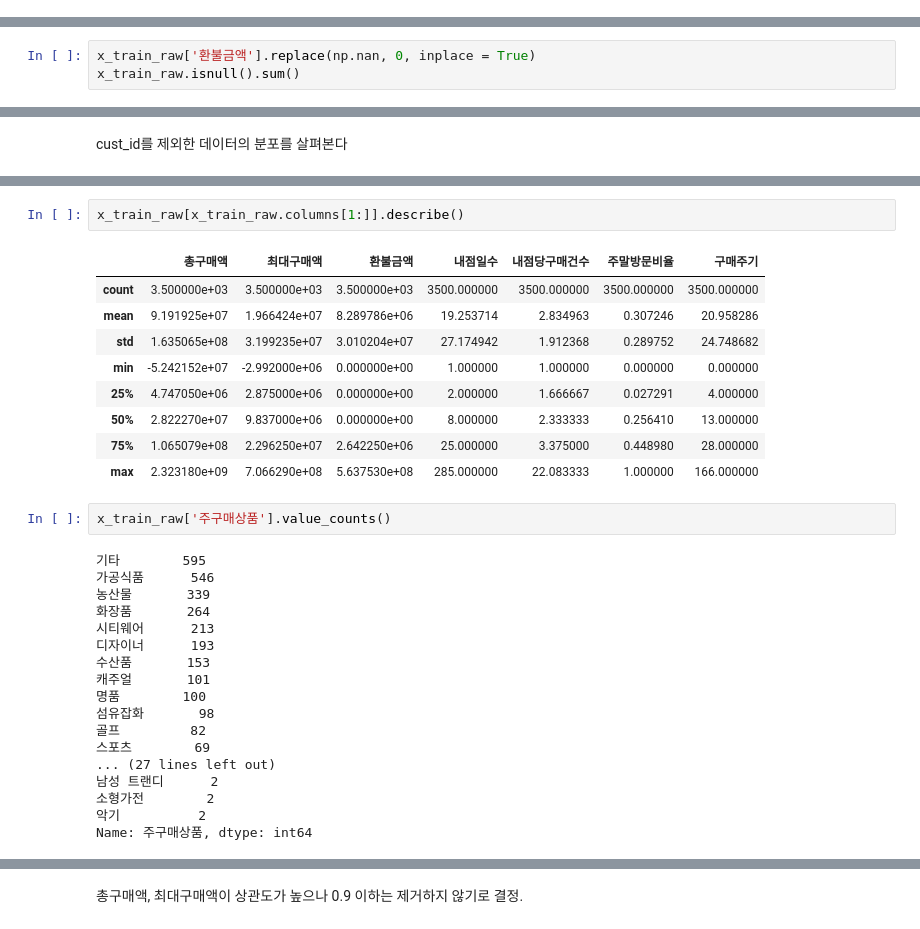
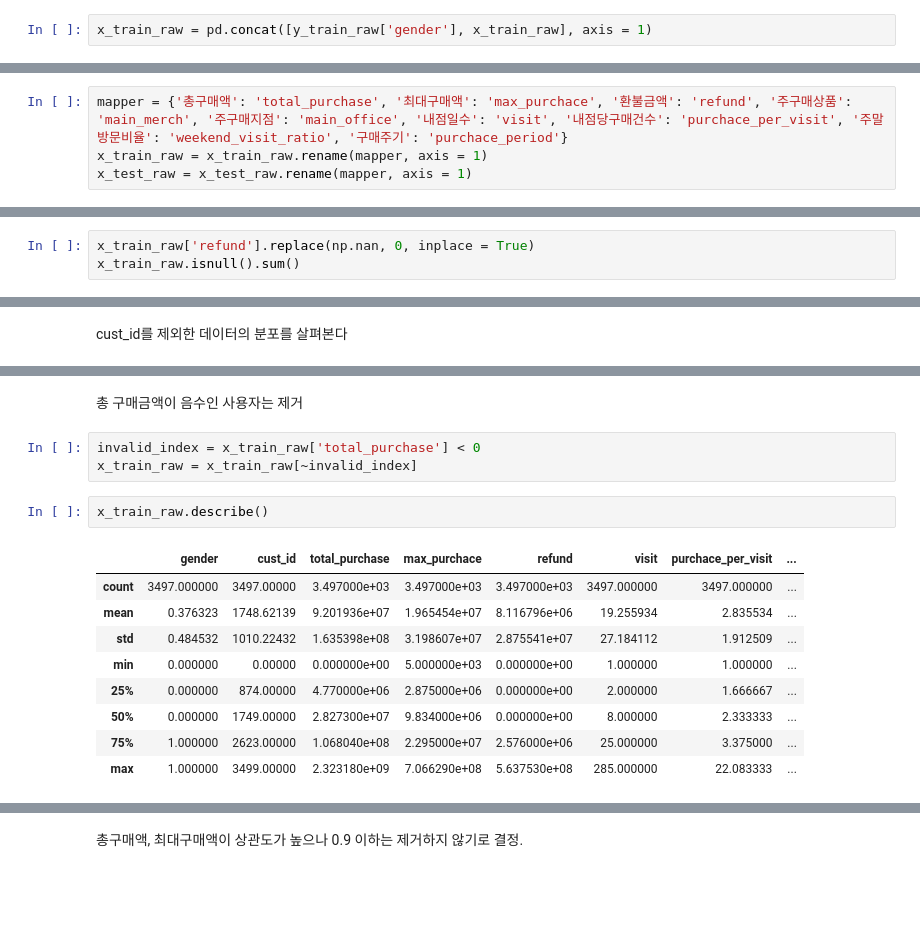
Before and after one commit to kmouleejunhyuk/bigdata_analysist_practical, a Jupyter notebook: type2_analysing_data.ipynb, the cells around one changed output, grey strips where cells are left out. Cells and saved outputs as stored; diff of their text form; blank space fills up the shorter version.

```diff
--- a/type2_analysing_data.ipynb
+++ b/type2_analysing_data.ipynb
@@ -63,0 +66,2 @@ y_train_raw.head()
+# %%
+x_train_raw = pd.concat([y_train_raw['gender'], x_train_raw], axis = 1)
@@ -64,3 +79,7 @@ y_train_raw.head()
+# %%
+mapper = {'총구매액': 'total_purchase', '최대구매액': 'max_purchace', '환불금액': 'refund', '주구매상품': 'main_merch', '주구매지점': 'main_office', '내점일수': 'visit', '내점당구매건수': 'purchace_per_visit', '주말방문비율': 'weekend_visit_ratio', '구매주기': 'purchace_period'}
+x_train_raw = x_train_raw.rename(mapper, axis = 1)
+x_test_raw = x_test_raw.rename(mapper, axis = 1)
 # %% [markdown]
 #EDA
 # %%
@@ -114,6 +128,6 @@ x_train_raw.duplicated().sum()
 # %% [markdown]
 x의 환불금액에 null이 있다. 고객 별 환불금액이니 환불 이력이 없다는 의미. 0으로 치환한다.
 # %%
-x_train_raw['환불금액'].replace(np.nan, 0, inplace = True)
+x_train_raw['refund'].replace(np.nan, 0, inplace = True)
 x_train_raw.isnull().sum()
 # %% [output]
@@ -148,32 +168,17 @@ cust_id를 제외한 데이터의 분포를 살펴본다
+# %% [markdown]
+총 구매금액이 음수인 사용자는 제거
+# %%
+invalid_index = x_train_raw['total_purchase'] < 0
+x_train_raw = x_train_raw[~invalid_index]
 # %%
-x_train_raw[x_train_raw.columns[1:]].describe()
+x_train_raw.describe()
 # %% [output]
-|  | 총구매액 | 최대구매액 | 환불금액 | 내점일수 | 내점당구매건수 | 주말방문비율 | 구매주기 |
-| count | 3.500000e+03 | 3.500000e+03 | 3.500000e+03 | 3500.000000 | 3500.000000 | 3500.000000 | 3500.000000 |
-| mean | 9.191925e+07 | 1.966424e+07 | 8.289786e+06 | 19.253714 | 2.834963 | 0.307246 | 20.958286 |
-| std | 1.635065e+08 | 3.199235e+07 | 3.010204e+07 | 27.174942 | 1.912368 | 0.289752 | 24.748682 |
-| min | -5.242152e+07 | -2.992000e+06 | 0.000000e+00 | 1.000000 | 1.000000 | 0.000000 | 0.000000 |
-| 25% | 4.747050e+06 | 2.875000e+06 | 0.000000e+00 | 2.000000 | 1.666667 | 0.027291 | 4.000000 |
-| 50% | 2.822270e+07 | 9.837000e+06 | 0.000000e+00 | 8.000000 | 2.333333 | 0.256410 | 13.000000 |
-| 75% | 1.065079e+08 | 2.296250e+07 | 2.642250e+06 | 25.000000 | 3.375000 | 0.448980 | 28.000000 |
-| max | 2.323180e+09 | 7.066290e+08 | 5.637530e+08 | 285.000000 | 22.083333 | 1.000000 | 166.000000 |
+|  | gender | cust_id | total_purchase | max_purchace | refund | visit | purchace_per_visit | ... |
+| count | 3497.000000 | 3497.00000 | 3.497000e+03 | 3.497000e+03 | 3.497000e+03 | 3497.000000 | 3497.000000 | ... |
+| mean | 0.376323 | 1748.62139 | 9.201936e+07 | 1.965454e+07 | 8.116796e+06 | 19.255934 | 2.835534 | ... |
+| std | 0.484532 | 1010.22432 | 1.635398e+08 | 3.198607e+07 | 2.875541e+07 | 27.184112 | 1.912509 | ... |
+| min | 0.000000 | 0.00000 | 0.000000e+00 | 5.000000e+03 | 0.000000e+00 | 1.000000 | 1.000000 | ... |
+| 25% | 0.000000 | 874.00000 | 4.770000e+06 | 2.875000e+06 | 0.000000e+00 | 2.000000 | 1.666667 | ... |
+| 50% | 0.000000 | 1749.00000 | 2.827300e+07 | 9.834000e+06 | 0.000000e+00 | 8.000000 | 2.333333 | ... |
+| 75% | 1.000000 | 2623.00000 | 1.068040e+08 | 2.295000e+07 | 2.576000e+06 | 25.000000 | 3.375000 | ... |
+| max | 1.000000 | 3499.00000 | 2.323180e+09 | 7.066290e+08 | 5.637530e+08 | 285.000000 | 22.083333 | ... |
-# %%
-x_train_raw['주구매상품'].value_counts()
-# %% [output]
-기타        595
-가공식품      546
-농산물       339
-화장품       264
-시티웨어      213
-디자이너      193
-수산품       153
-캐주얼       101
-명품        100
-섬유잡화       98
-골프         82
-스포츠        69
-... (27 lines left out)
-남성 트랜디      2
-소형가전        2
-악기          2
-Name: 주구매상품, dtype: int64
```
Also changed, not shown: parts of 69 cells of this notebook.
